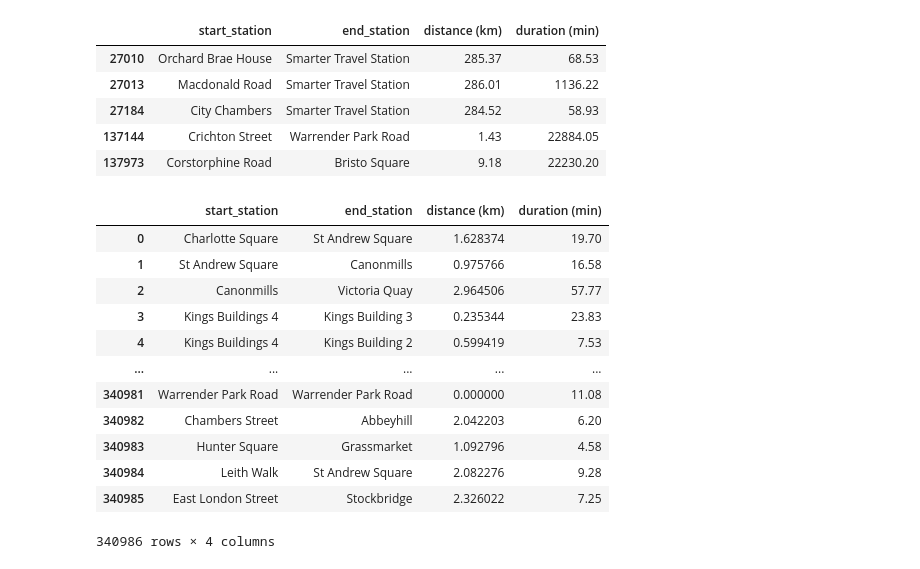
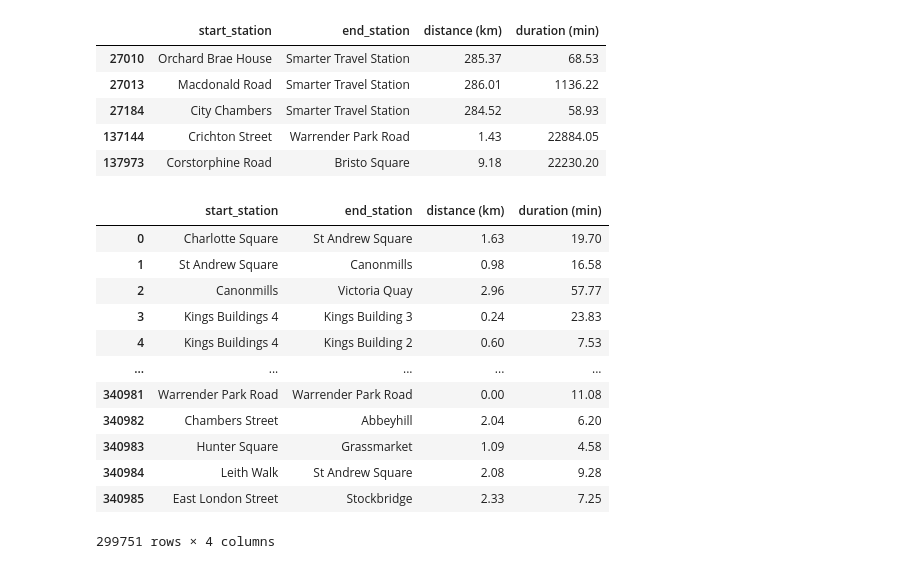
Before and after one commit to lenmal/Datova_akademie, a Jupyter notebook: Projekt_Python.ipynb, the cells around one changed output. Cells and saved outputs as stored; diff of their text form; code cells hidden in the pictures.

```diff
--- a/Projekt_Python.ipynb
+++ b/Projekt_Python.ipynb
@@ -409,20 +409,19 @@ df_km_min[(df_km_min["distance (km)"] > 280) | (df_km_min["duration (min)"]> 220
 # %%
 # Úprava dat pro zobrazení délky výpůjčky - definice odlehlých hodnot
 IQR = df_km_min.quantile(0.75) - df_km_min.quantile(0.25)
-odlehle_hodnoty = df_km_min[~(df_km_min<(df_km_min.quantile(0.25)-1.5*IQR)) | (df_km_min > (df_km_min.quantile(0.75) + 1.5*IQR))]
-#df_IQR = df_km_min[df_km_min[~odlehle_hodnoty]]
+df_IQR = df_km_min[~((df_km_min<(df_km_min.quantile(0.25)-1.5*IQR)) | (df_km_min > (df_km_min.quantile(0.75) + 1.5*IQR))).any(axis=1)]
 df_IQR
 # %% [output]
 |  | start_station | end_station | distance (km) | duration (min) |
-| 0 | Charlotte Square | St Andrew Square | 1.628374 | 19.70 |
-| 1 | St Andrew Square | Canonmills | 0.975766 | 16.58 |
-| 2 | Canonmills | Victoria Quay | 2.964506 | 57.77 |
-| 3 | Kings Buildings 4 | Kings Building 3 | 0.235344 | 23.83 |
-| 4 | Kings Buildings 4 | Kings Building 2 | 0.599419 | 7.53 |
+| 0 | Charlotte Square | St Andrew Square | 1.63 | 19.70 |
+| 1 | St Andrew Square | Canonmills | 0.98 | 16.58 |
+| 2 | Canonmills | Victoria Quay | 2.96 | 57.77 |
+| 3 | Kings Buildings 4 | Kings Building 3 | 0.24 | 23.83 |
+| 4 | Kings Buildings 4 | Kings Building 2 | 0.60 | 7.53 |
 | ... | ... | ... | ... | ... |
-| 340981 | Warrender Park Road | Warrender Park Road | 0.000000 | 11.08 |
-| 340982 | Chambers Street | Abbeyhill | 2.042203 | 6.20 |
-| 340983 | Hunter Square | Grassmarket | 1.092796 | 4.58 |
-| 340984 | Leith Walk | St Andrew Square | 2.082276 | 9.28 |
-| 340985 | East London Street | Stockbridge | 2.326022 | 7.25 |
+| 340981 | Warrender Park Road | Warrender Park Road | 0.00 | 11.08 |
+| 340982 | Chambers Street | Abbeyhill | 2.04 | 6.20 |
+| 340983 | Hunter Square | Grassmarket | 1.09 | 4.58 |
+| 340984 | Leith Walk | St Andrew Square | 2.08 | 9.28 |
+| 340985 | East London Street | Stockbridge | 2.33 | 7.25 |
-340986 rows × 4 columns
+299751 rows × 4 columns
```
